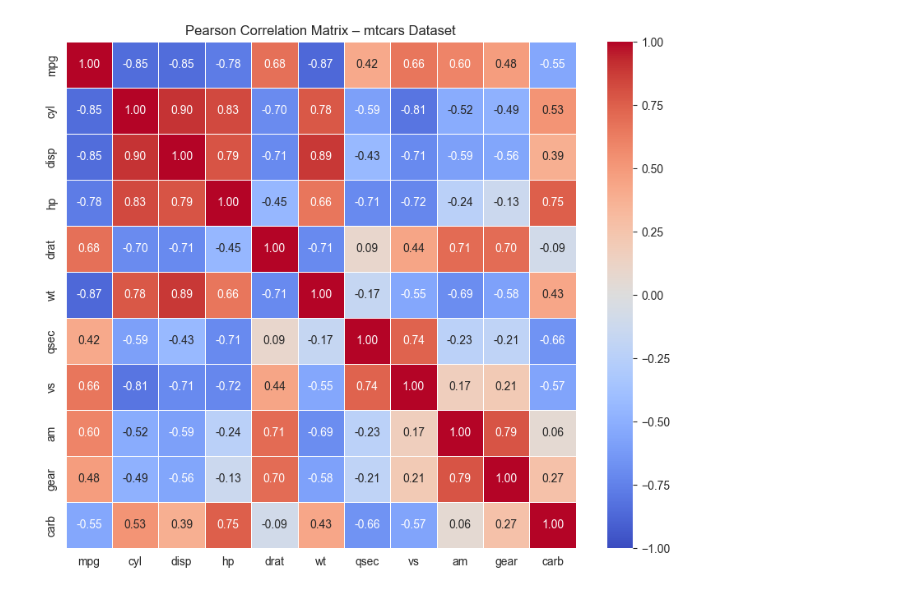
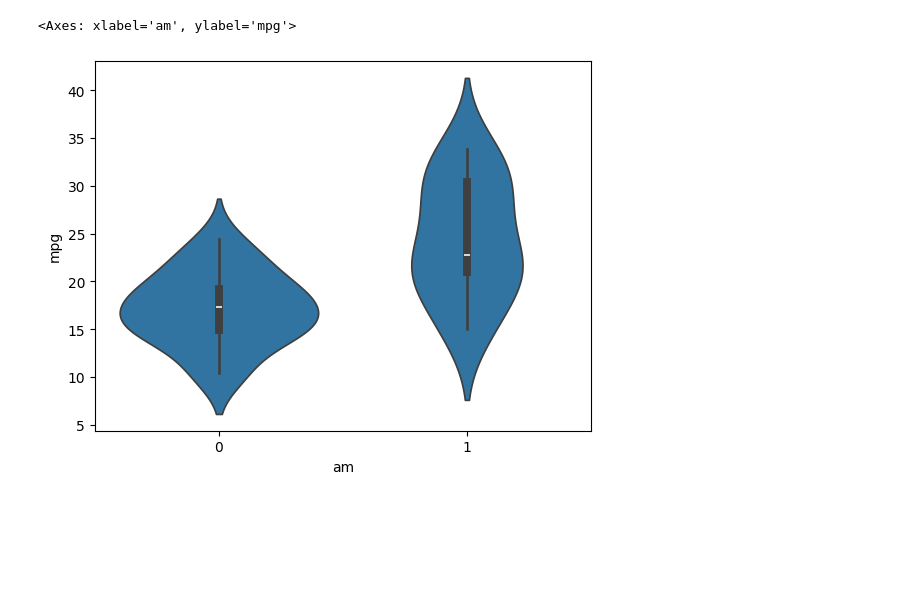
Before and after one commit to JeevanSadula15/DS_, a Jupyter notebook: PRAC_3.ipynb, the cells around one changed output. Saved outputs shown, nothing was run; the diff lists cells and outputs as text; code cells hidden in the pictures; blank space fills up the shorter version.

```diff
--- a/PRAC_3.ipynb
+++ b/PRAC_3.ipynb
@@ -6,3 +12,4 @@ import matplotlib.pyplot as plt
 # %%
-# Set seaborn style for better visuals
-sns.set_style("whitegrid")
+import pandas as pd
+mtcars_df = pd.read_csv("mtcars.csv")
+mtcars_df.head()
@@ -85,4 +73,4 @@ mt_cleaned = mt_df.drop(['model'], axis=1)
 # %%
-print("\nCleaned dataset - first 5 rows:")
-display(mt_cleaned.head())
+mtcars_cleaned = mtcars_df.drop(['model'], axis=1)
+mtcars_cleaned.head()
 # %% [output]
@@ -170,19 +161,5 @@ Passing `palette` without assigning `hue` is deprecated and will be removed in v
 # %%
-# 9. Visualization 5: Correlation Heatmap (only numeric columns)
-numeric_df = mt_cleaned.select_dtypes(include="number")
-corr_matrix = numeric_df.corr(method="pearson").round(2)
-
-plt.figure(figsize=(10, 8))
-sns.heatmap(
-    corr_matrix,
-    annot=True,
-    cmap="coolwarm",
-    vmin=-1,
-    vmax=1,
-    linewidths=0.5,
-    fmt=".2f"
-)
-plt.title("Pearson Correlation Matrix – mtcars Dataset")
-plt.show()
+sns.violinplot(x="am", y="mpg", data=mtcars_cleaned)
 # %% [output]
+<Axes: xlabel='am', ylabel='mpg'>
-[figure, old version]
+[figure, new version]
```
Also changed, not shown: parts of 16 cells of this notebook, 5 other files.
